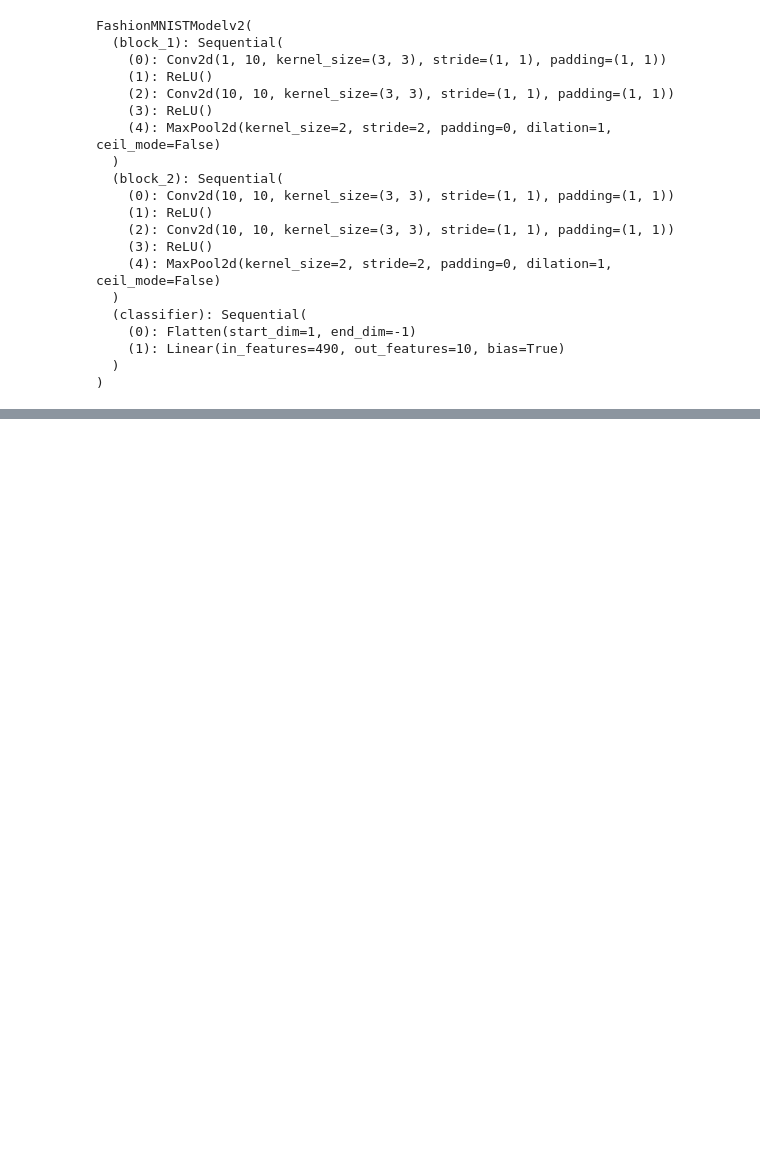
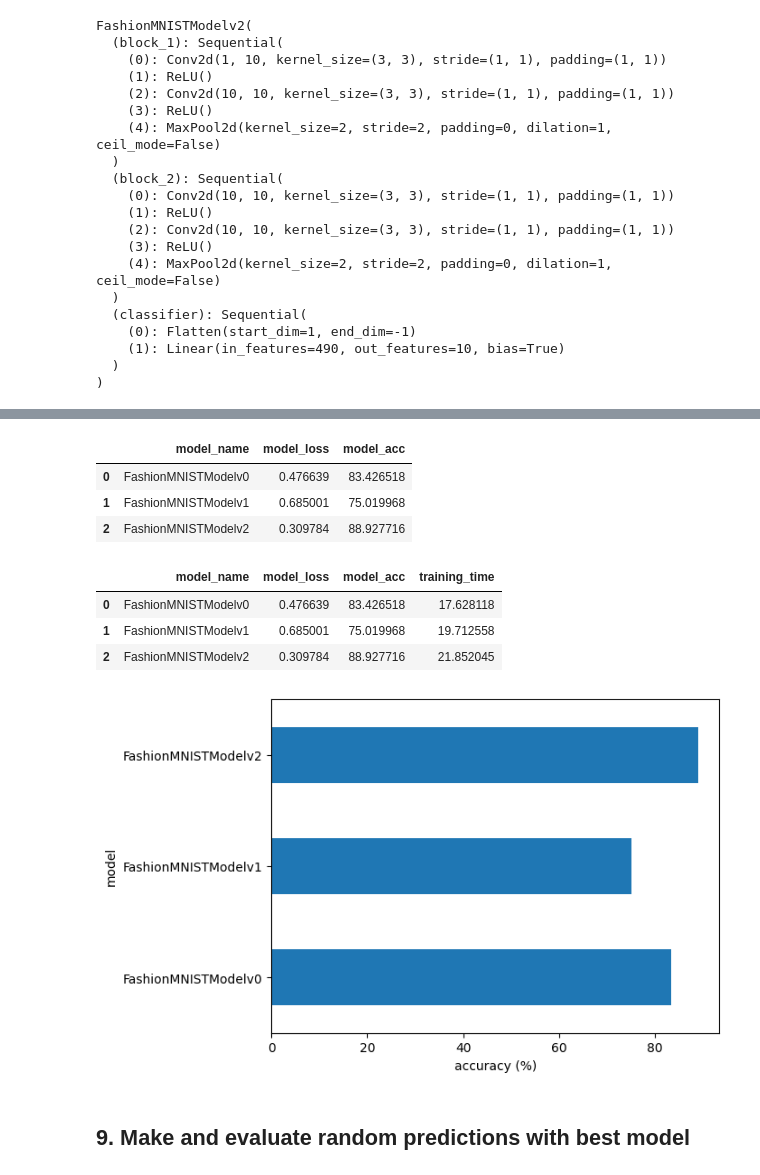
Before and after one commit to mahfuz-raihan/imClassDeep, a Jupyter notebook: computer_vision/pytorch_cv.ipynb, the cells around one changed output, grey strips where cells are left out. Drawn from its saved outputs; the diff is of its cells as text; code cells hidden in the pictures; blank space fills up the shorter version.

```diff
--- a/computer_vision/pytorch_cv.ipynb
+++ b/computer_vision/pytorch_cv.ipynb
@@ -847,0 +1062,5 @@ FashionMNISTModelv2(
+# %%
+# Setup loss and optimizer
+loss_fn_gpu = nn.CrossEntropyLoss()
+optimizer_gpu = t.optim.SGD(params=model_2.parameters(),
+                             lr=0.1)
@@ -847,0 +1121,9 @@ FashionMNISTModelv2(
+# %%
+# Get model_2 results
+model_2_results = eval_model_gpu(
+    model=model_2,
+    data_loader=test_dataloader,
+    loss_fnc=loss_fn_gpu,
+    accuracy_fn=accuracy_fn
+)
+model_2_results
@@ -847,0 +1141,28 @@ FashionMNISTModelv2(
+# %%
+# let's conbine the models
+
+import pandas as pd
+compare_result = pd.DataFrame([model_cpu_result, model_gpu_result, model_2_results])
+compare_result
+# %% [output]
+|  | model_name | model_loss | model_acc |
+| 0 | FashionMNISTModelv0 | 0.476639 | 83.426518 |
+| 1 | FashionMNISTModelv1 | 0.685001 | 75.019968 |
+| 2 | FashionMNISTModelv2 | 0.309784 | 88.927716 |
+# %%
+compare_result['training_time'] = [total_train_time_model_0, total_train_time_model_1, total_train_time_model_2]
+compare_result
+# %% [output]
+|  | model_name | model_loss | model_acc | training_time |
+| 0 | FashionMNISTModelv0 | 0.476639 | 83.426518 | 17.628118 |
+| 1 | FashionMNISTModelv1 | 0.685001 | 75.019968 | 19.712558 |
+| 2 | FashionMNISTModelv2 | 0.309784 | 88.927716 | 21.852045 |
+# %%
+# Visualize our model results
+compare_result.set_index("model_name")["model_acc"].plot(kind="barh")
+plt.xlabel("accuracy (%)")
+plt.ylabel("model");
+# %% [output]
+[figure, added]
+# %% [markdown]
+## 9. Make and evaluate random predictions with best model
```
Also changed, not shown: parts of 29 cells of this notebook.
